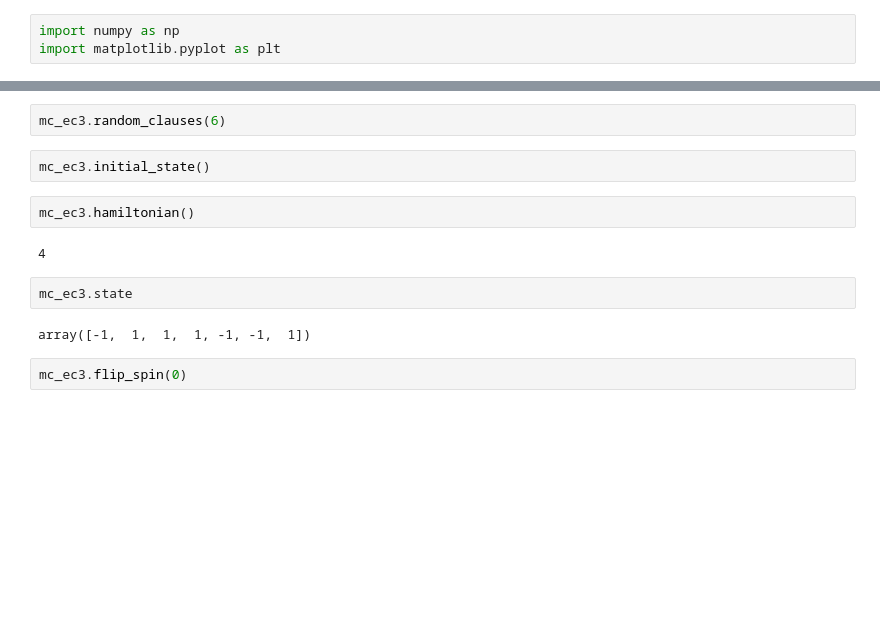
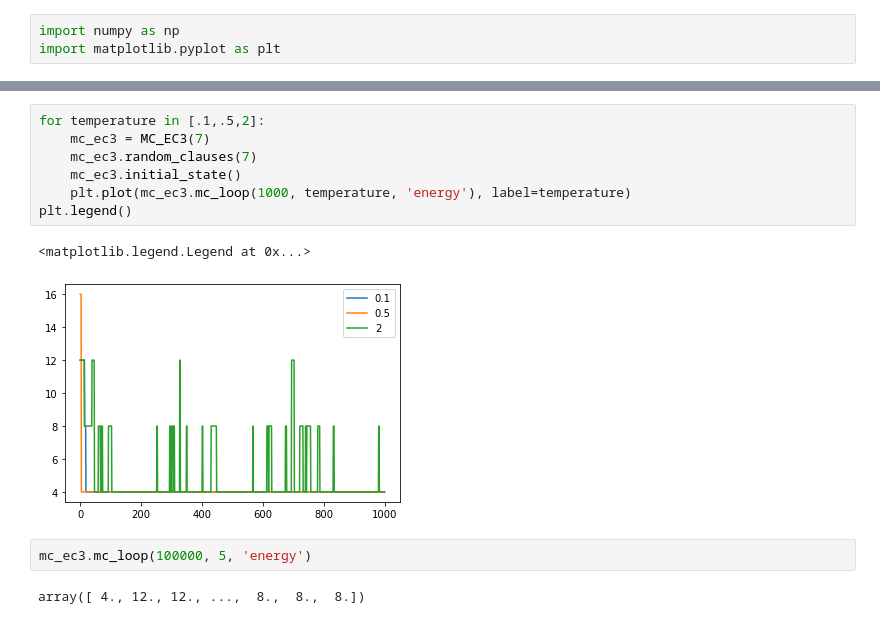
Before and after one commit to b-irsigler/ML_MC, a Jupyter notebook: monte_carlo_exact_cover.ipynb, the cells around one changed output, grey strips where cells are left out. Drawn from its saved outputs; the diff is of its cells as text; blank space fills up the shorter version.

Commit message:
Update monte_carlo_exact_cover.ipynb
Include Monte Carlo loop and binary encoding in order to sample the diagonal of the hamiltonian.

```diff
--- a/monte_carlo_exact_cover.ipynb
+++ b/monte_carlo_exact_cover.ipynb
@@ -41,14 +71,14 @@ mc_ec3 = MC_EC3(7)
-# %%
-mc_ec3.random_clauses(6)
-# %%
-mc_ec3.initial_state()
-# %%
-mc_ec3.hamiltonian()
-# %% [output]
-4
-# %%
-mc_ec3.state
-# %% [output]
-array([-1,  1,  1,  1, -1, -1,  1])
-# %%
-mc_ec3.flip_spin(0)
+# %%
+for temperature in [.1,.5,2]:
+    mc_ec3 = MC_EC3(7)
+    mc_ec3.random_clauses(7)
+    mc_ec3.initial_state()
+    plt.plot(mc_ec3.mc_loop(1000, temperature, 'energy'), label=temperature)
+plt.legend()
+# %% [output]
+<matplotlib.legend.Legend at 0x...>
+[figure, added]
+# %%
+mc_ec3.mc_loop(100000, 5, 'energy')
+# %% [output]
+array([ 4., 12., 12., ...,  8.,  8.,  8.])
```
Also changed, not shown: parts of 3 cells of this notebook.
